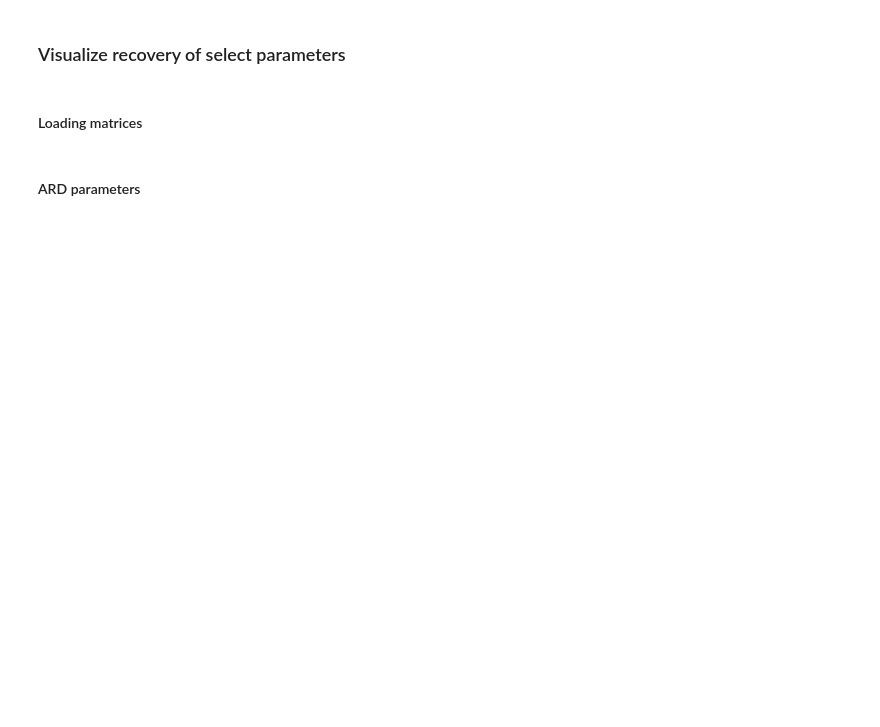
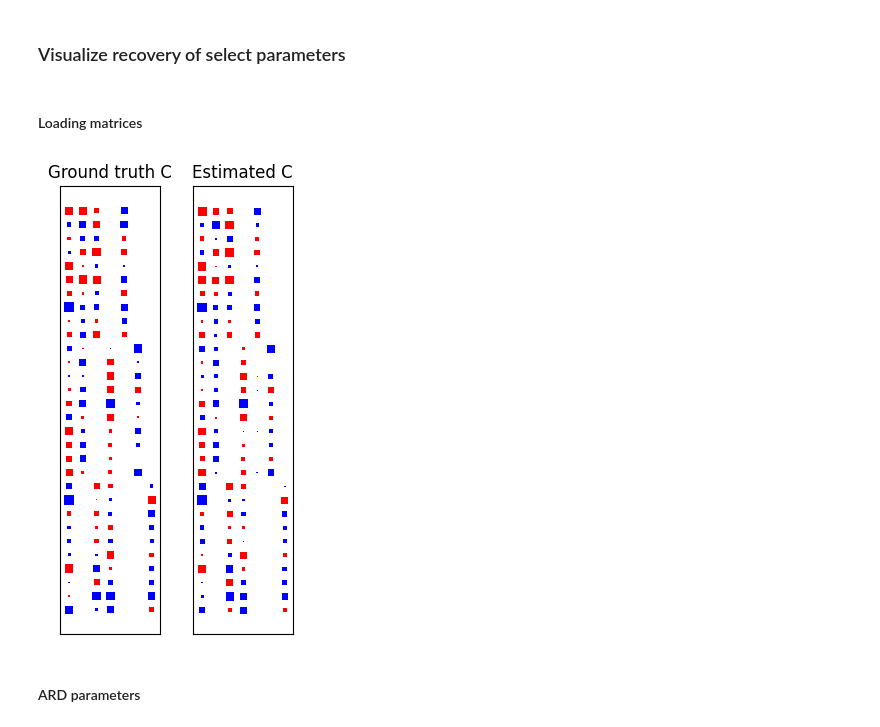
Before and after one commit to egokcen/latents, a Jupyter notebook: notebooks/demo_gfa.ipynb, the cells around one changed output. Cells and saved outputs as stored; diff of their text form; code cells hidden in the pictures; blank space fills up the shorter version.

```diff
--- a/notebooks/demo_gfa.ipynb
+++ b/notebooks/demo_gfa.ipynb
@@ -108,23 +119,25 @@ model.tracker.plot_runtime()
 # %%
 # Ground truth
 plt.figure(figsize=(3, 5))
 plt.subplot(1, 2, 1)
 plt.title("Ground truth C")
 hinton_diagram(obs_params_true.C)
 
 # Estimate
 # NOTE: In general, the columns of the estimated loading matrices are unordered,
 #       and will not match the order in the ground truth. Here, we can reorder
 #       and flip the sign of each column to facilitate comparison.
-reorder = np.array([1, 6, 4, 0, 3, 5, 2])
-rescale = np.array([-1, -1, 1, 1, 1, -1, 1])
+reorder = np.array([1, 4, 3, 6, 0, 2, 5])
+rescale = np.array([-1, -1, 1, 1, 1, 1, 1])
 
 plt.subplot(1, 2, 2)
 plt.title("Estimated C")
 hinton_diagram(model.obs_posterior.C.mean[:, reorder] * rescale)
 
 plt.tight_layout()
 plt.show()
+# %% [output]
+[figure, added]
 # %% [markdown]
 #### ARD parameters
 # %%
```
Also changed, not shown: parts of 8 cells of this notebook, 7 other files.
